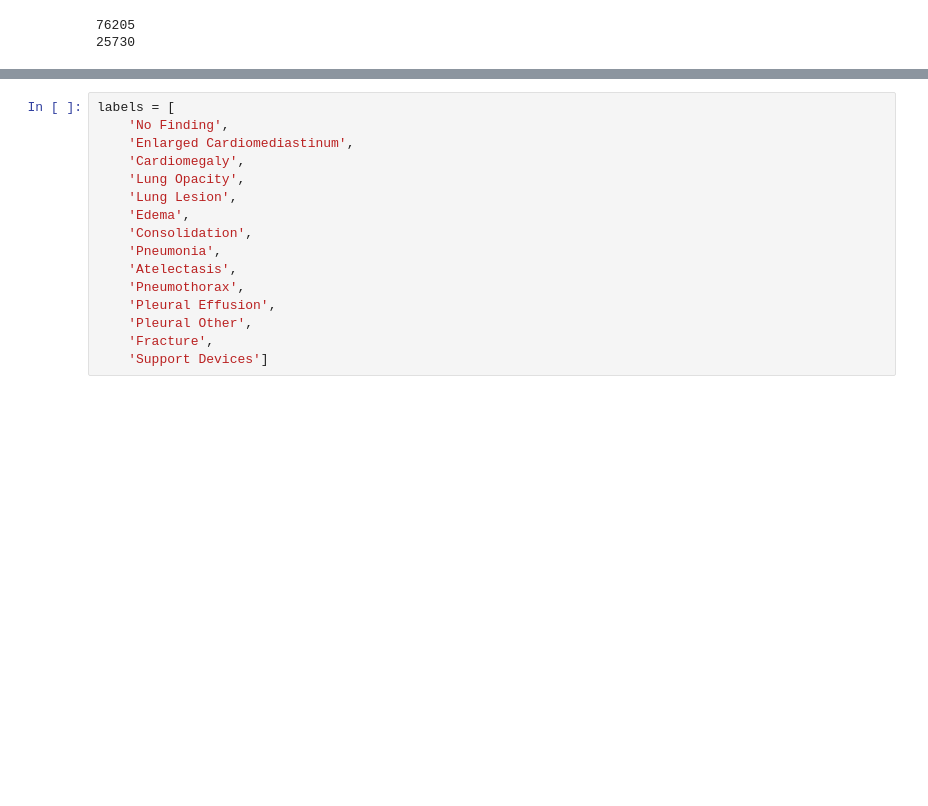
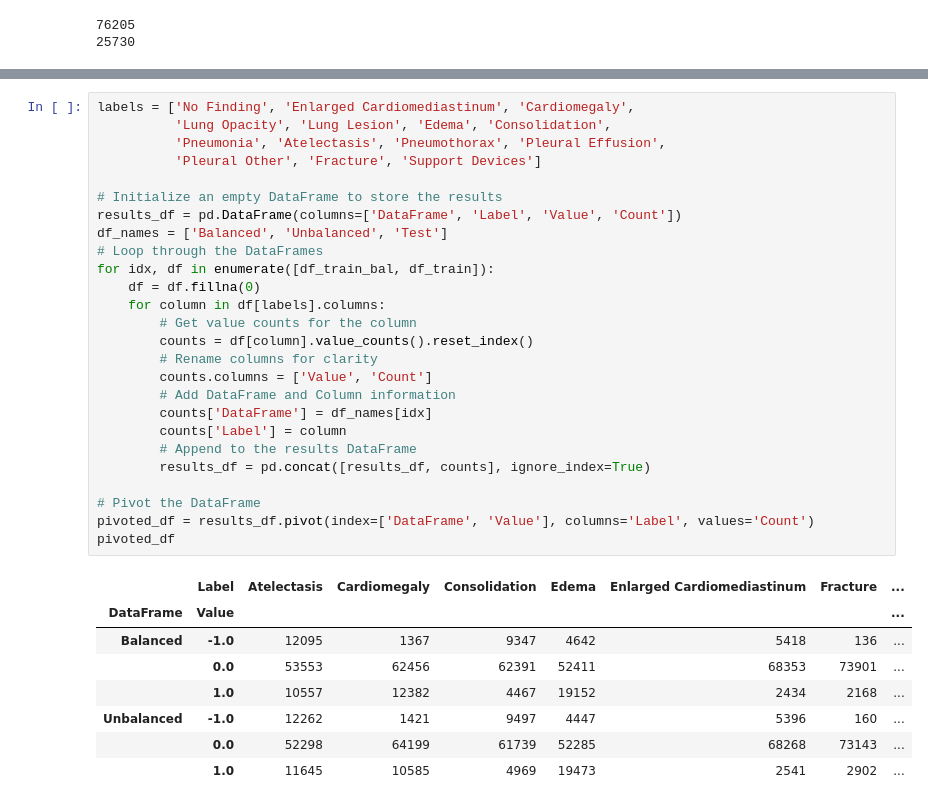
Before and after one commit to aashnapshah/xray-dl, a Jupyter notebook: data-exploration/chexpert.balanced.sample.ipynb, the cells around one changed output, grey strips where cells are left out. Drawn from its saved outputs; the diff is of its cells as text; blank space fills up the shorter version.

Commit message:
add balance

```diff
--- a/data-exploration/chexpert.balanced.sample.ipynb
+++ b/data-exploration/chexpert.balanced.sample.ipynb
@@ -241,16 +243,35 @@ Length: 1576, dtype: int64
-# %%
-labels = [
-    'No Finding',
-    'Enlarged Cardiomediastinum',
-    'Cardiomegaly',
-    'Lung Opacity',
-    'Lung Lesion',
-    'Edema',
-    'Consolidation',
-    'Pneumonia',
-    'Atelectasis',
-    'Pneumothorax',
-    'Pleural Effusion',
-    'Pleural Other',
-    'Fracture',
-    'Support Devices']
+# %%
+labels = ['No Finding', 'Enlarged Cardiomediastinum', 'Cardiomegaly',
+          'Lung Opacity', 'Lung Lesion', 'Edema', 'Consolidation',
+          'Pneumonia', 'Atelectasis', 'Pneumothorax', 'Pleural Effusion',
+          'Pleural Other', 'Fracture', 'Support Devices']
+
+# Initialize an empty DataFrame to store the results
+results_df = pd.DataFrame(columns=['DataFrame', 'Label', 'Value', 'Count'])
+df_names = ['Balanced', 'Unbalanced', 'Test']
+# Loop through the DataFrames
+for idx, df in enumerate([df_train_bal, df_train]):
+    df = df.fillna(0)
+    for column in df[labels].columns:
+        # Get value counts for the column
+        counts = df[column].value_counts().reset_index()
+        # Rename columns for clarity
+        counts.columns = ['Value', 'Count']
+        # Add DataFrame and Column information
+        counts['DataFrame'] = df_names[idx]
+        counts['Label'] = column
+        # Append to the results DataFrame
+        results_df = pd.concat([results_df, counts], ignore_index=True)
+
+# Pivot the DataFrame
+pivoted_df = results_df.pivot(index=['DataFrame', 'Value'], columns='Label', values='Count')
+pivoted_df
+# %% [output]
+|  | Label | Atelectasis | Cardiomegaly | Consolidation | Edema | Enlarged Cardiomediastinum | Fracture | ... |
+| DataFrame | Value |  |  |  |  |  |  | ... |
+| Balanced | -1.0 | 12095 | 1367 | 9347 | 4642 | 5418 | 136 | ... |
+|  | 0.0 | 53553 | 62456 | 62391 | 52411 | 68353 | 73901 | ... |
+|  | 1.0 | 10557 | 12382 | 4467 | 19152 | 2434 | 2168 | ... |
+| Unbalanced | -1.0 | 12262 | 1421 | 9497 | 4447 | 5396 | 160 | ... |
+|  | 0.0 | 52298 | 64199 | 61739 | 52285 | 68268 | 73143 | ... |
+|  | 1.0 | 11645 | 10585 | 4969 | 19473 | 2541 | 2902 | ... |
```
Also changed, not shown: parts of 8 cells of this notebook.
